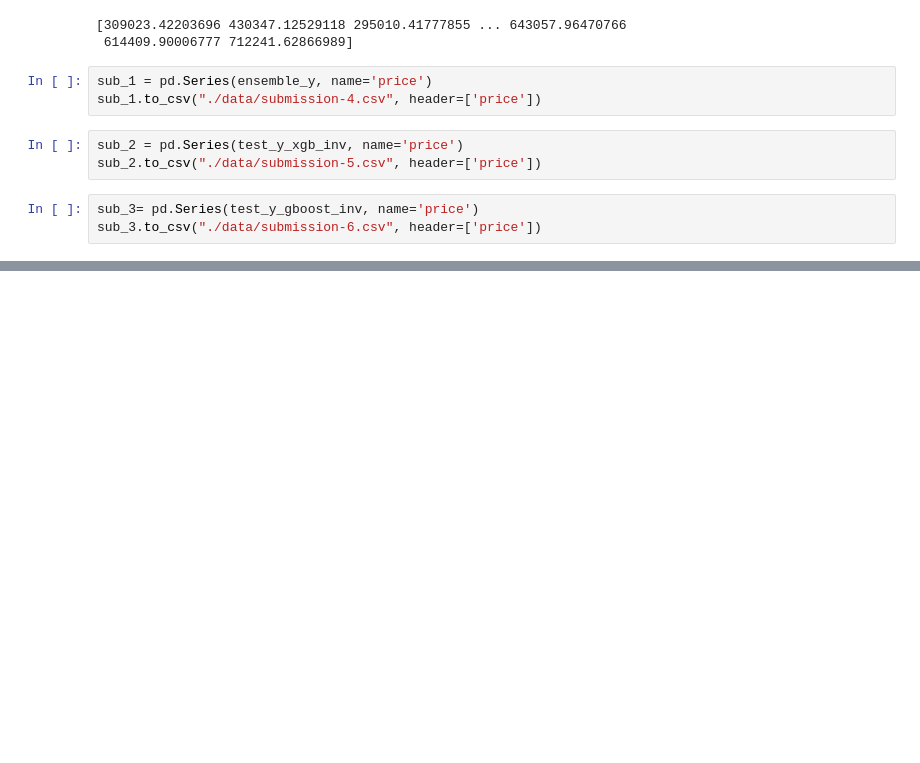
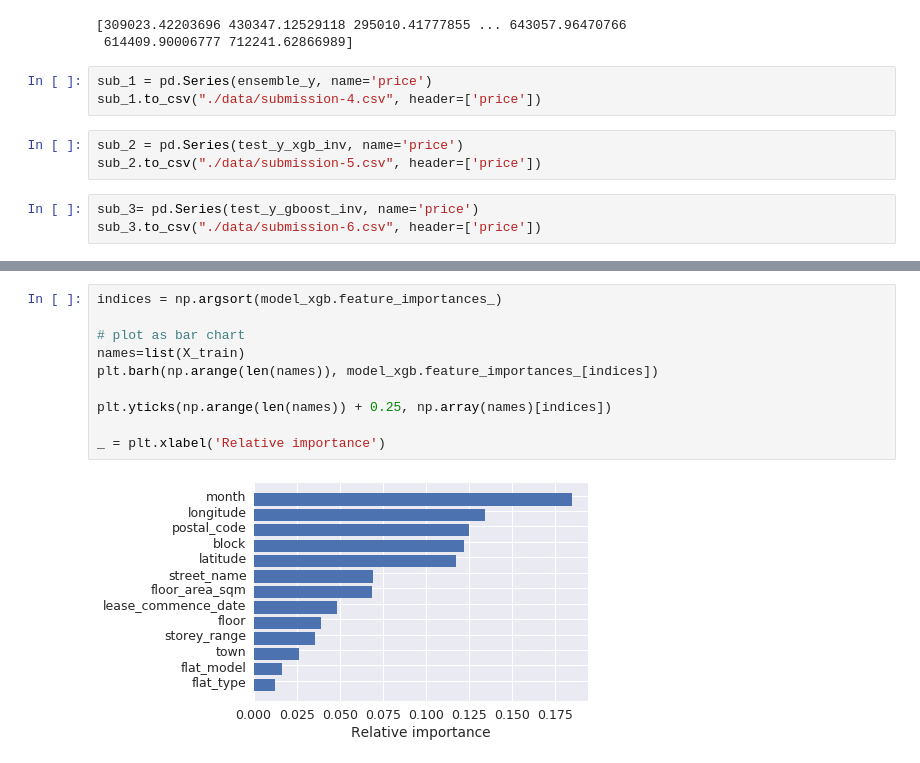
Before and after one commit to Navi-nk/housing-price-prediction, a Jupyter notebook: 1.ipynb, the cells around one changed output, grey strips where cells are left out. Cells and saved outputs as stored; diff of their text form; blank space fills up the shorter version.

```diff
--- a/1.ipynb
+++ b/1.ipynb
@@ -821,0 +849,12 @@ sub_3.to_csv("./data/submission-6.csv", header=['price'])
+# %%
+indices = np.argsort(model_xgb.feature_importances_)
+
+# plot as bar chart
+names=list(X_train)
+plt.barh(np.arange(len(names)), model_xgb.feature_importances_[indices])
+
+plt.yticks(np.arange(len(names)) + 0.25, np.array(names)[indices])
+
+_ = plt.xlabel('Relative importance')
+# %% [output]
+[figure, added]
```
Also changed, not shown: parts of 4 cells of this notebook.
